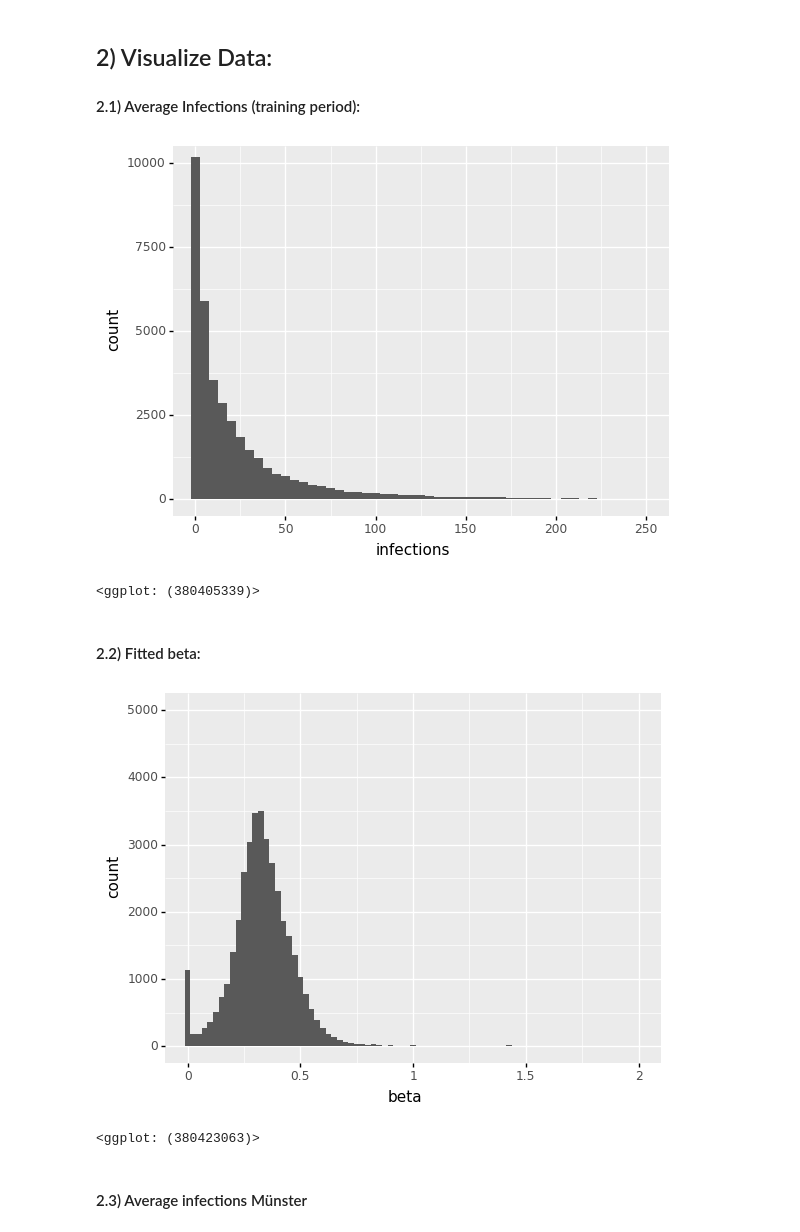
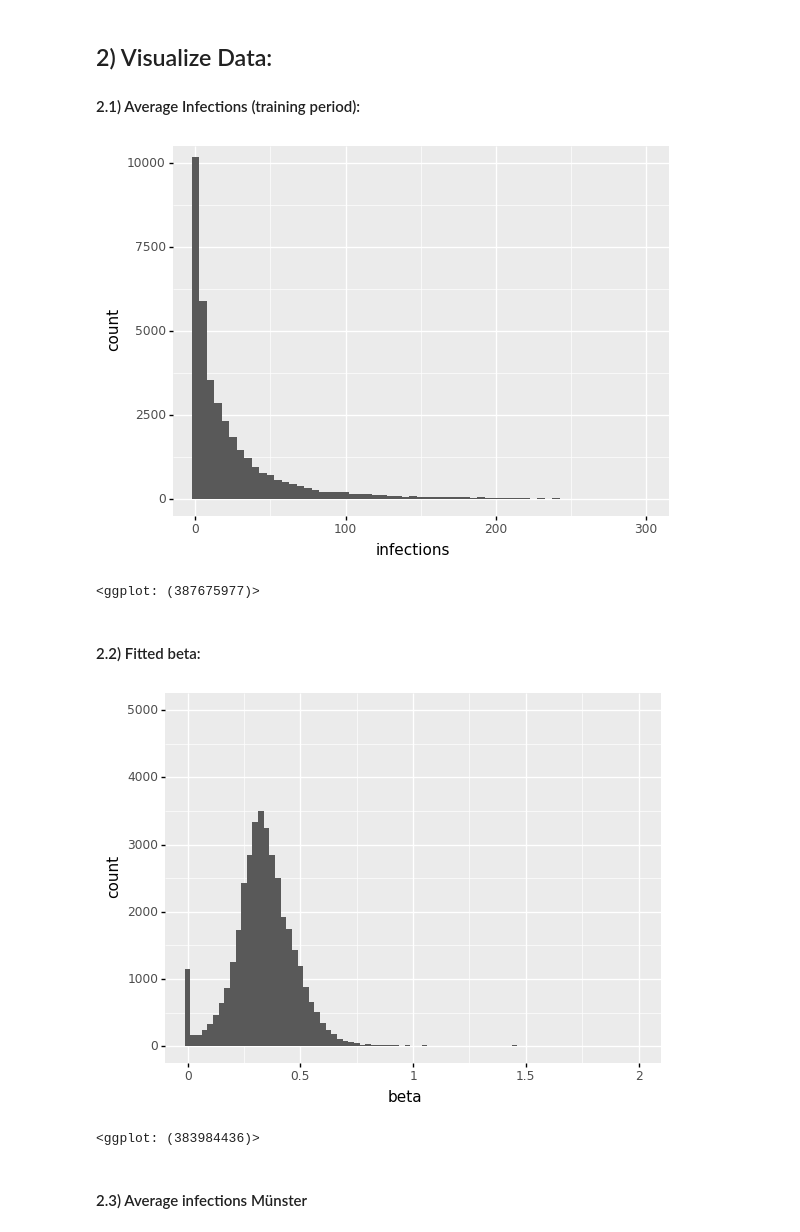
Before and after one commit to lukasheide/Covid-Forecasting-Tool, a Jupyter notebook: Backend/Modeling/Differential_Equation_Modeling/Machine_Learning_Layer_Lukas/beta_estimation.ipynb, the cells around one changed output. Saved outputs shown, nothing was run; the diff lists cells and outputs as text; code cells hidden in the pictures.

```diff
--- a/Backend/Modeling/Differential_Equation_Modeling/Machine_Learning_Layer_Lukas/beta_estimation.ipynb
+++ b/Backend/Modeling/Differential_Equation_Modeling/Machine_Learning_Layer_Lukas/beta_estimation.ipynb
@@ -28,7 +28,7 @@ import joblib
 ## 1) Import Data:
 CSV file can be found in Teams under Model/ML_for_Beta/all_matrix_data.csv
 # %%
-df = pd.read_csv('../../../../Assets/Data/all_matrix_data_v2.csv')
+df = pd.read_csv('../../../../Assets/Data/all_matrix_data_v3.csv')
 df.drop(columns=['Unnamed: 0'], inplace=True)
 # %%
 df.sort_values('beta')
@@ -50,17 +50,17 @@ df.sort_values('beta')
 ## 2) Visualize Data:
 #### 2.1) Average Infections (training period):
 # %%
-ggplot(df, aes(x='infections')) + geom_histogram(binwidth=5) + coord_cartesian(xlim=(0,250),ylim=(0,10000))
+ggplot(df, aes(x='infections')) + geom_histogram(binwidth=5) + coord_cartesian(xlim=(0,300),ylim=(0,10000))
 # %% [output]
-[figure, old version]
+[figure, new version]
-<ggplot: (380405339)>
+<ggplot: (387675977)>
 # %% [markdown]
 #### 2.2) Fitted beta:
 # %%
 ggplot(df, aes(x='beta')) + geom_histogram(binwidth=0.025) + coord_cartesian(xlim=(0,2),ylim=(0,5000))
 # %% [output]
-[figure, old version]
+[figure, new version]
-<ggplot: (380423063)>
+<ggplot: (383984436)>
 # %% [markdown]
 #### 2.3) Average infections Münster
 # %%
```
Also changed, not shown: parts of 46 cells of this notebook, 14 other files.
